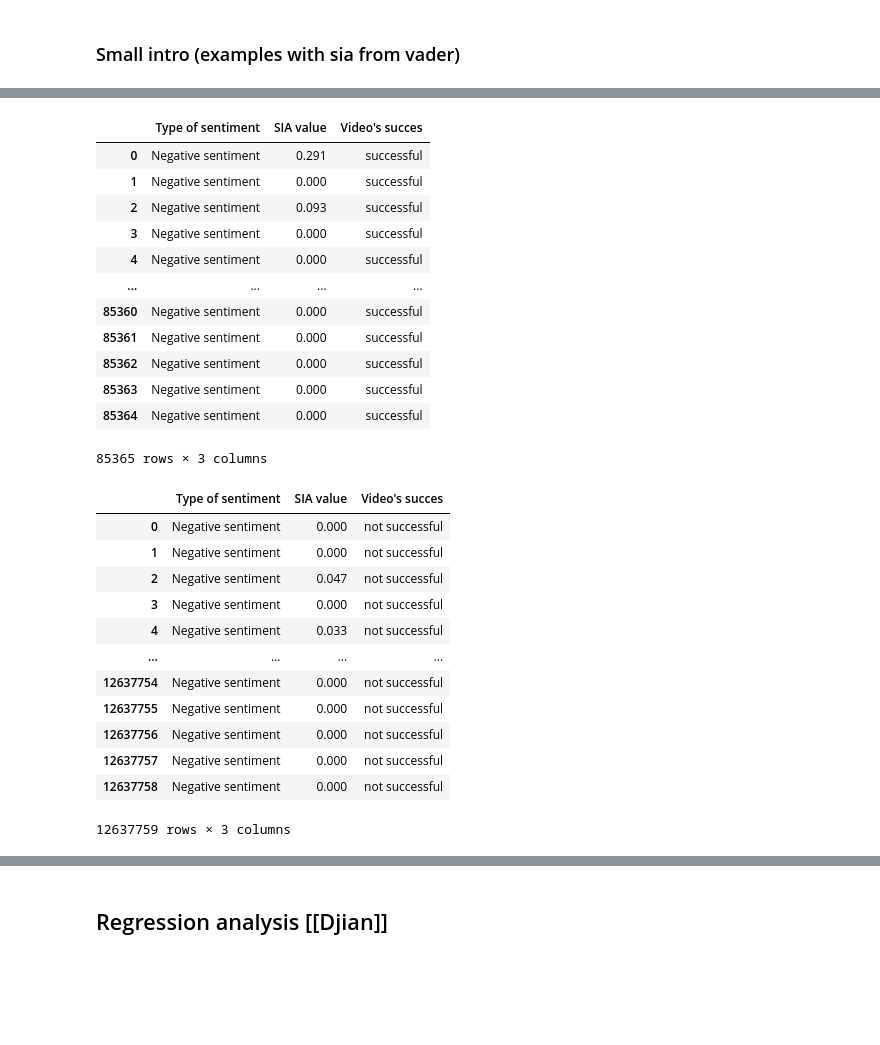
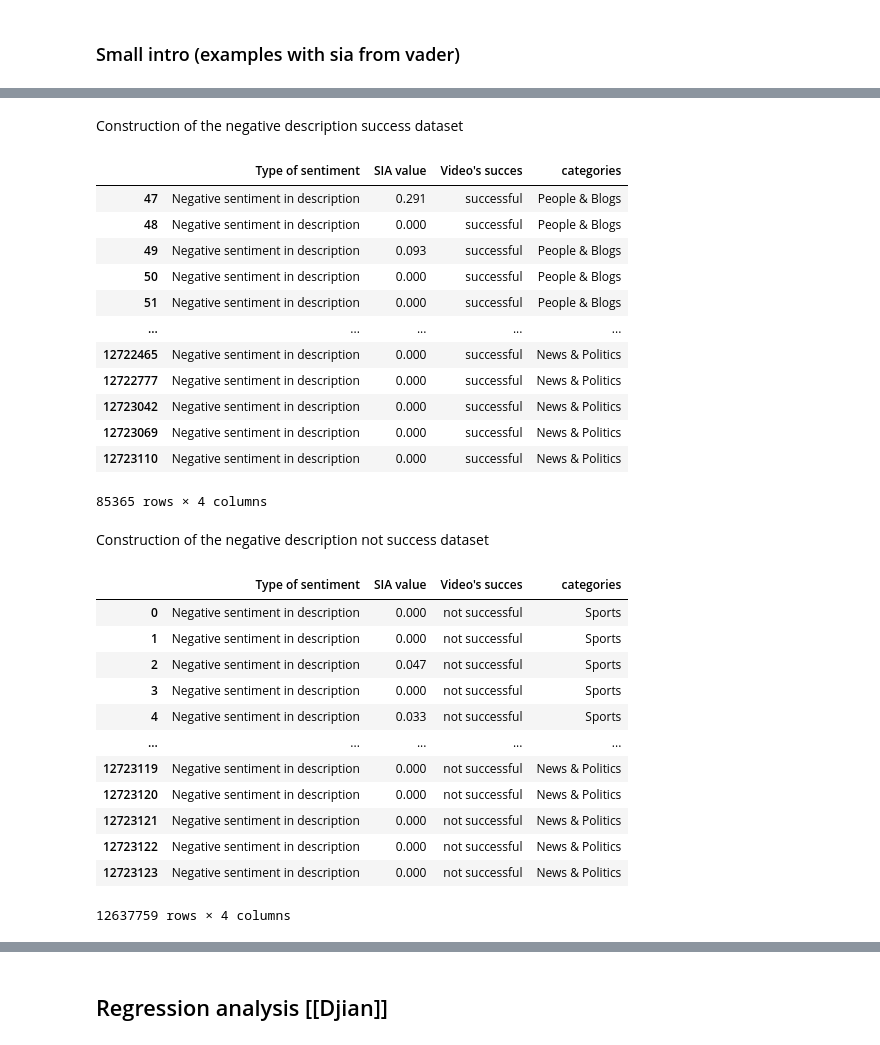
Before and after one commit to epfl-ada/ada-2022-project-adagang, a Jupyter notebook: main.ipynb, the cells around one changed output, grey strips where cells are left out. Cells and saved outputs as stored; diff of their text form; code cells hidden in the pictures; blank space fills up the shorter version.

```diff
--- a/main.ipynb
+++ b/main.ipynb
@@ -500,24 +170,35 @@ sia_bool_neg_description_suc = sia_bool_neg_description_suc*len(sia_neg_descript
+# %% [markdown]
+Construction of the negative description success dataset
+# %%
+neg_description_suc = ['Negative sentiment in description']
+sia_bool_neg_description_suc = ['successful']
+
+neg_description_suc = neg_description_suc*len(sia_neg_description_success)
+sia_bool_neg_description_suc = sia_bool_neg_description_suc*len(sia_neg_description_success)
+neg_description_suc_cat = sia_neg_description_success['categories']
+sia_neg_description_success = sia_neg_description_success['sia_negative_description']
 # %%
 sia_neg_description_success_values = sia_neg_description_success.values
 sia_neg_description_success = sia_neg_description_success_values.tolist()
 # %%
-
-data_given = {'Type of sentiment': neg_description_suc, 'SIA value': sia_neg_description_success, "Video's succes": sia_bool_neg_description_suc}
+#Creation of the negative description success dataset
+data_given = {'Type of sentiment': neg_description_suc, 'SIA value': sia_neg_description_success, "Video's succes": sia_bool_neg_description_suc, 'categories':neg_description_suc_cat}
 
 neg_description_suc_df = pd.DataFrame(data = data_given)
-neg_description_suc_df
 # %% [output]
-|  | Type of sentiment | SIA value | Video's succes |
-| 0 | Negative sentiment | 0.291 | successful |
-| 1 | Negative sentiment | 0.000 | successful |
-| 2 | Negative sentiment | 0.093 | successful |
-| 3 | Negative sentiment | 0.000 | successful |
-| 4 | Negative sentiment | 0.000 | successful |
-| ... | ... | ... | ... |
-| 85360 | Negative sentiment | 0.000 | successful |
-| 85361 | Negative sentiment | 0.000 | successful |
-| 85362 | Negative sentiment | 0.000 | successful |
-| 85363 | Negative sentiment | 0.000 | successful |
-| 85364 | Negative sentiment | 0.000 | successful |
+|  | Type of sentiment | SIA value | Video's succes | categories |
+| 47 | Negative sentiment in description | 0.291 | successful | People & Blogs |
+| 48 | Negative sentiment in description | 0.000 | successful | People & Blogs |
+| 49 | Negative sentiment in description | 0.093 | successful | People & Blogs |
+| 50 | Negative sentiment in description | 0.000 | successful | People & Blogs |
+| 51 | Negative sentiment in description | 0.000 | successful | People & Blogs |
+| ... | ... | ... | ... | ... |
+| 12722465 | Negative sentiment in description | 0.000 | successful | News & Politics |
+| 12722777 | Negative sentiment in description | 0.000 | successful | News & Politics |
+| 12723042 | Negative sentiment in description | 0.000 | successful | News & Politics |
+| 12723069 | Negative sentiment in description | 0.000 | successful | News & Politics |
+| 12723110 | Negative sentiment in description | 0.000 | successful | News & Politics |
-85365 rows × 3 columns
+85365 rows × 4 columns
+# %% [markdown]
+Construction of the negative description not success dataset
 # %%
@@ -530,21 +215,21 @@ sia_bool_neg_description = sia_bool_neg_description*len(sia_neg_description)
 sia_neg_description_values = sia_neg_description.values
 sia_neg_description = sia_neg_description_values.tolist()
 # %%
-data_given = {'Type of sentiment': neg_description, 'SIA value': sia_neg_description, "Video's succes": sia_bool_neg_description}
+#Creation of the negative description not success dataset
+data_given = {'Type of sentiment': neg_description, 'SIA value': sia_neg_description, "Video's succes": sia_bool_neg_description, 'categories':neg_description_cat}
 
 neg_description_df = pd.DataFrame(data = data_given)
-neg_description_df
 # %% [output]
-|  | Type of sentiment | SIA value | Video's succes |
-| 0 | Negative sentiment | 0.000 | not successful |
-| 1 | Negative sentiment | 0.000 | not successful |
-| 2 | Negative sentiment | 0.047 | not successful |
-| 3 | Negative sentiment | 0.000 | not successful |
-| 4 | Negative sentiment | 0.033 | not successful |
-| ... | ... | ... | ... |
-| 12637754 | Negative sentiment | 0.000 | not successful |
-| 12637755 | Negative sentiment | 0.000 | not successful |
-| 12637756 | Negative sentiment | 0.000 | not successful |
-| 12637757 | Negative sentiment | 0.000 | not successful |
-| 12637758 | Negative sentiment | 0.000 | not successful |
+|  | Type of sentiment | SIA value | Video's succes | categories |
+| 0 | Negative sentiment in description | 0.000 | not successful | Sports |
+| 1 | Negative sentiment in description | 0.000 | not successful | Sports |
+| 2 | Negative sentiment in description | 0.047 | not successful | Sports |
+| 3 | Negative sentiment in description | 0.000 | not successful | Sports |
+| 4 | Negative sentiment in description | 0.033 | not successful | Sports |
+| ... | ... | ... | ... | ... |
+| 12723119 | Negative sentiment in description | 0.000 | not successful | News & Politics |
+| 12723120 | Negative sentiment in description | 0.000 | not successful | News & Politics |
+| 12723121 | Negative sentiment in description | 0.000 | not successful | News & Politics |
+| 12723122 | Negative sentiment in description | 0.000 | not successful | News & Politics |
+| 12723123 | Negative sentiment in description | 0.000 | not successful | News & Politics |
-12637759 rows × 3 columns
+12637759 rows × 4 columns
```
Also changed, not shown: parts of 113 cells of this notebook.
